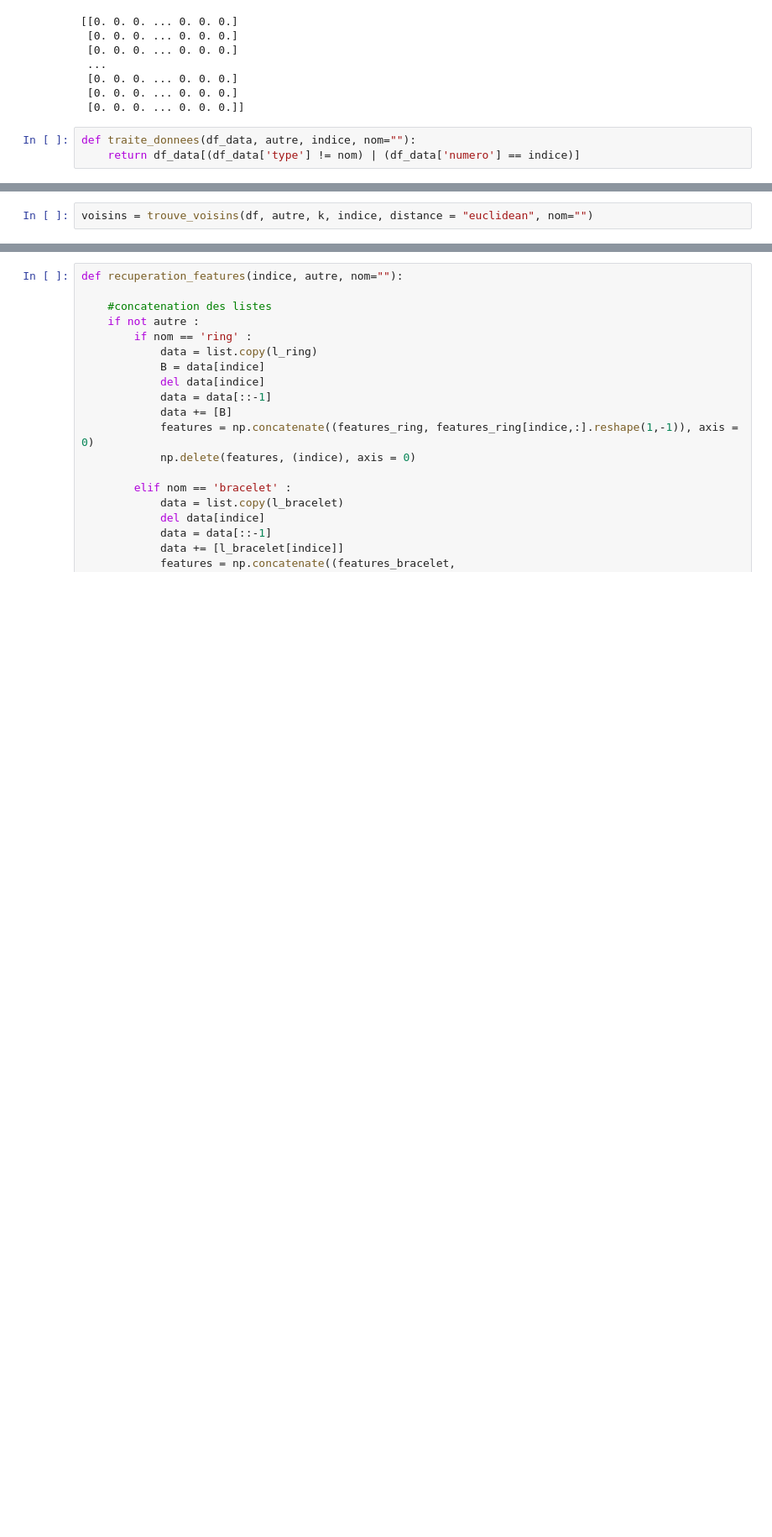
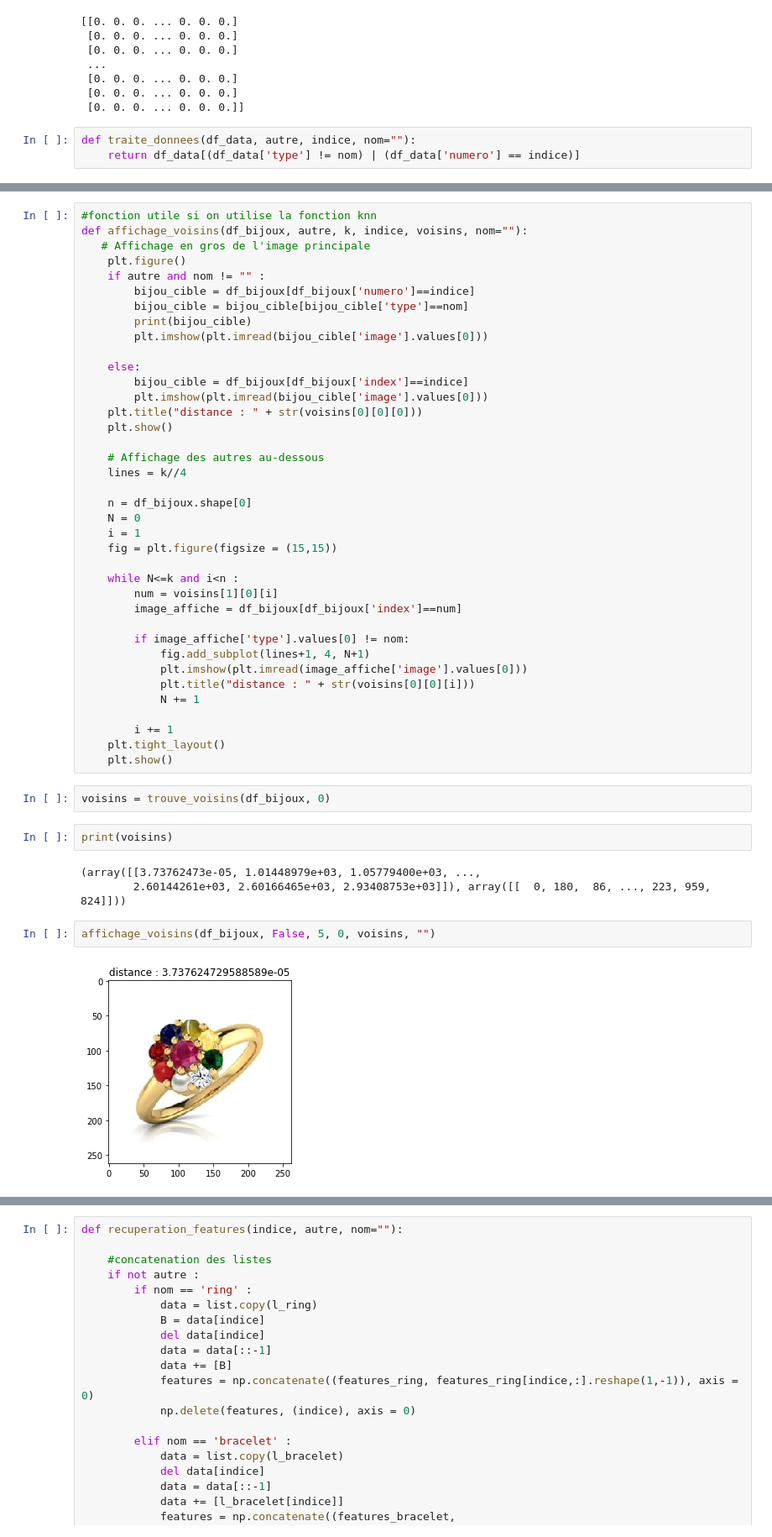
Before and after one commit to m-emmeline/Projet_RecomStyle, a Jupyter notebook: recom_style.ipynb, the cells around one changed output, grey strips where cells are left out. Shown at 84% size. Cells and saved outputs as stored; diff of their text form; blank space fills up the shorter version.

```diff
--- a/recom_style.ipynb
+++ b/recom_style.ipynb
@@ -195,2 +208,0 @@ df1[df1['type']=="ring"]
-# %%
-voisins = trouve_voisins(df, autre, k, indice, distance = "euclidean", nom="")
@@ -204,0 +268,49 @@ Name: index, dtype: int64
+# %%
+#fonction utile si on utilise la fonction knn
+def affichage_voisins(df_bijoux, autre, k, indice, voisins, nom=""):
+   # Affichage en gros de l'image principale
+    plt.figure()
+    if autre and nom != "" :
+        bijou_cible = df_bijoux[df_bijoux['numero']==indice]
+        bijou_cible = bijou_cible[bijou_cible['type']==nom]
+        print(bijou_cible)
+        plt.imshow(plt.imread(bijou_cible['image'].values[0]))
+
+    else:
+        bijou_cible = df_bijoux[df_bijoux['index']==indice]
+        plt.imshow(plt.imread(bijou_cible['image'].values[0]))
+    plt.title("distance : " + str(voisins[0][0][0]))
+    plt.show()
+
+    # Affichage des autres au-dessous
+    lines = k//4
+
+    n = df_bijoux.shape[0]
+    N = 0
+    i = 1
+    fig = plt.figure(figsize = (15,15))
+
+    while N<=k and i<n :
+        num = voisins[1][0][i]
+        image_affiche = df_bijoux[df_bijoux['index']==num]
+
+        if image_affiche['type'].values[0] != nom:
+            fig.add_subplot(lines+1, 4, N+1)
+            plt.imshow(plt.imread(image_affiche['image'].values[0]))
+            plt.title("distance : " + str(voisins[0][0][i]))
+            N += 1
+
+        i += 1
+    plt.tight_layout()
+    plt.show()
+# %%
+voisins = trouve_voisins(df_bijoux, 0)
+# %%
+print(voisins)
+# %% [output]
+(array([[3.73762473e-05, 1.01448979e+03, 1.05779400e+03, ...,
+        2.60144261e+03, 2.60166465e+03, 2.93408753e+03]]), array([[  0, 180,  86, ..., 223, 959, 824]]))
+# %%
+affichage_voisins(df_bijoux, False, 5, 0, voisins, "")
+# %% [output]
+[figure, added]
```
Also changed, not shown: parts of 23 cells of this notebook.
